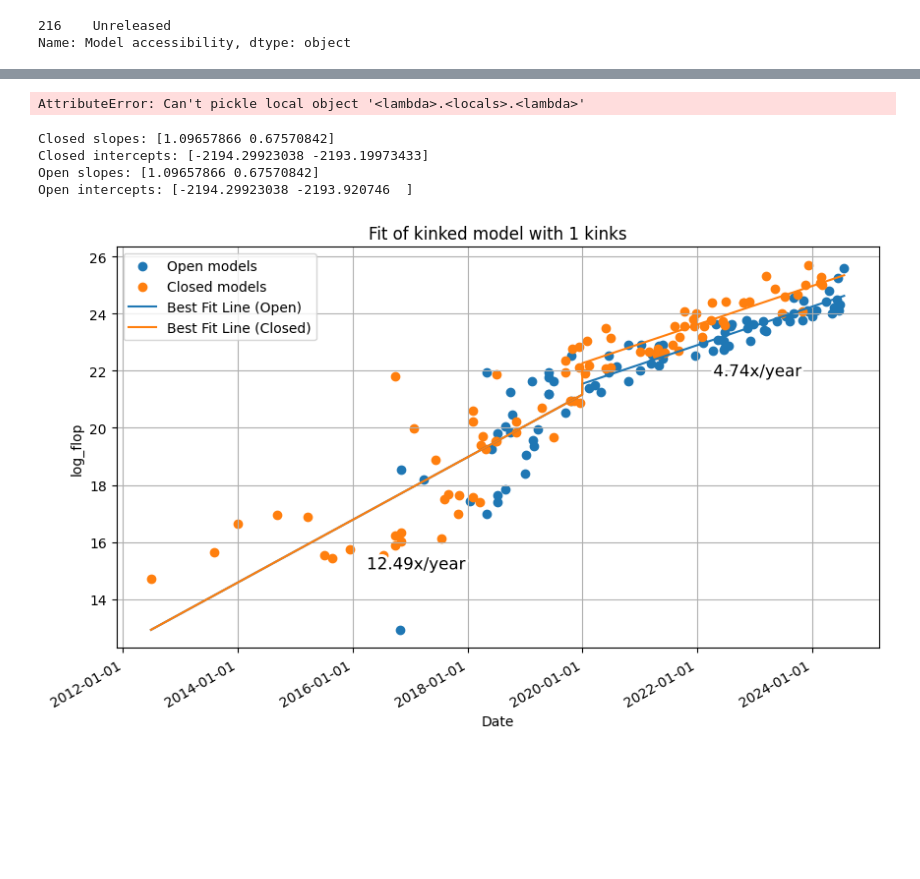
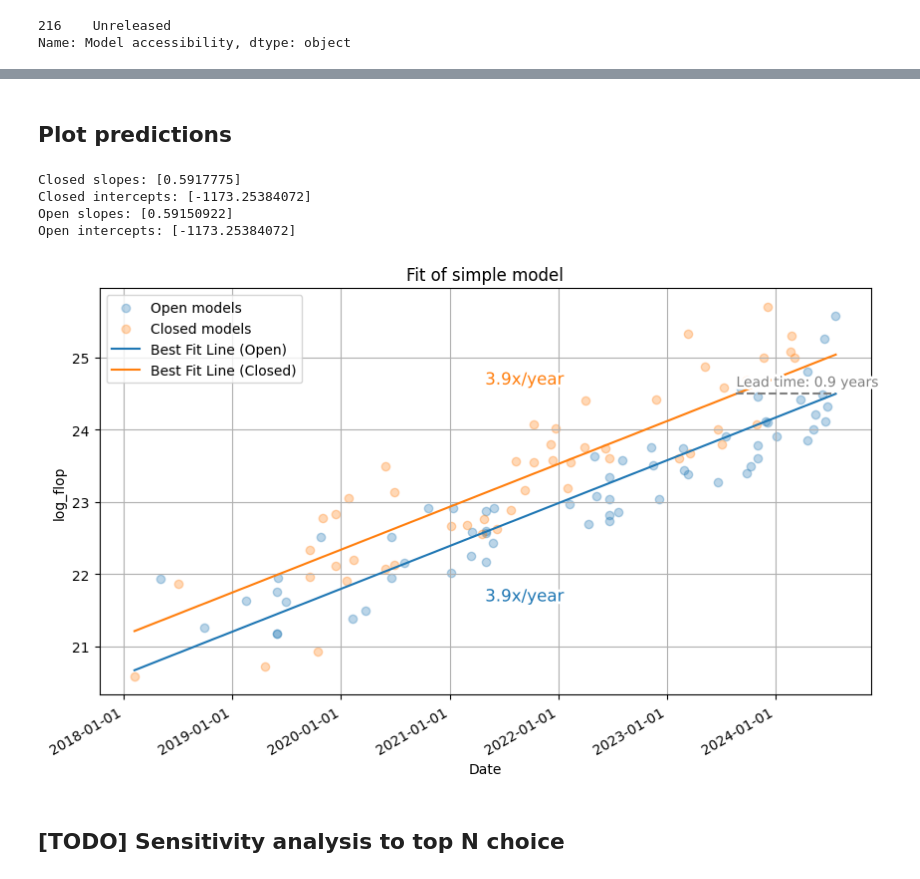
Before and after one commit to epoch-research/open-model-trends, a Jupyter notebook: compute_analysis.ipynb, the cells around one changed output, grey strips where cells are left out. Cells and saved outputs as stored; diff of their text form; code cells hidden in the pictures; blank space fills up the shorter version.

```diff
--- a/compute_analysis.ipynb
+++ b/compute_analysis.ipynb
@@ -56,6 +60,6 @@ pcd_df.loc[pcd_df['System'] == 'Megatron-BERT']['Model accessibility']
 216    Unreleased
 Name: Model accessibility, dtype: object
 # %%
-access_df = pcd_df.dropna(subset=['Publication date', 'Training compute (FLOP)', 'Model accessibility'])
+access_df = pcd_df.dropna(subset=['Publication date', 'Training compute (FLOP)'])
 len(access_df)
 # %% [output]
@@ -221,4 +126,0 @@ selected_systems
-# %%
-access_df['Publication date (float)'] = datetime_to_float_year(
-    pd.to_datetime(access_df['Publication date'])
-)
@@ -510,5 +142,6 @@ frontier_selection = 'external'  # ['disabled', 'internal', 'external']
 top_n = 10  # Filter to the top n models by training compute at time of release
 model_selection = 'All models'  # ['All models', 'Language models', 'Google DeepMind models', 'OpenAI models', 'Meta AI models']
 filter_alphago_outliers = True
-cutoff_date = '2010-01-01'
+filter_finetuned_models = True
+cutoff_date = '2018-01-01'
 # %%
@@ -1010,28 +683,27 @@ Results
 # Save results_df
 fname = f'compute_regression_analysis_{model_selection}_frontier={frontier_selection}_top{top_n}_cutoff={cutoff_date}.csv'
 results_df.to_csv(os.path.join(results_dir, fname), index=False)
-
-# Save bootstrap slopes
-fname = f'bootstrap_slopes_{model_selection}_frontier={frontier_selection}_top{top_n}_cutoff={cutoff_date}.pkl'
-with open(results_dir + fname, 'wb') as f:
-    pickle.dump(dict(bootstrap_slopes), f)
-# %% [output]
-AttributeError: Can't pickle local object '<lambda>.<locals>.<lambda>'
+# %% [markdown]
+## Plot predictions
 # %%
 # Graph of the different model fits
 
-model = 'kinked'  # ['simple', 'kinked']
+model = 'simple'  # ['simple', 'kinked']
 colors = {'open': 'C0', 'closed': 'C1'}
 
+# Parameters for the simple model
+same_intercepts = (False,)
+same_slopes = (True,)
+
 # Parameters for the kinked model
-kink_count = 1
-allow_discontinuities = True
-same_intercepts = (True, False)
-same_slopes = (True, True)
+# kink_count = 1
+# allow_discontinuities = True
+# same_intercepts = (True, False)
+# same_slopes = (True, True)
 
 def plot_model(df, model_type, kink_count=1, verbose=True):
     if model_type == 'simple':
-        fit_result = fit_n_phase_exponential(df, 0)
+        fit_result = fit_n_phase_exponential(df, 0, same_intercepts, same_slopes)
     else:
         fit_result = fit_n_phase_exponential(df, kink_count, allow_discontinuities, same_intercepts, same_slopes)
 
@@ -1045,8 +717,8 @@ def plot_model(df, model_type, kink_count=1, verbose=True):
 
     # Plot the original data points
     plt.figure(figsize=(10, 6))
-    plt.scatter(df_open['date'], df_open['log_flop'], label='Open models')
-    plt.scatter(df_closed['date'], df_closed['log_flop'], label='Closed models')
+    plt.scatter(df_open['date'], df_open['log_flop'], label='Open models', alpha=0.3)
+    plt.scatter(df_closed['date'], df_closed['log_flop'], label='Closed models', alpha=0.3)
 
     date_grid = pd.date_range(start=df['date'].min(), end=df['date'].max(), freq='D')
     log_flop_open = fit_result.predict(pd.Series(date_grid), pd.Series(['Open'] * len(date_grid))) # we shouldn't need to convert to a Series
@@ -1084,41 +756,59 @@ def plot_model(df, model_type, kink_count=1, verbose=True):
         for category in ['open', 'closed']:
             mid = points[i] + (points[i+1] - points[i]) / 2
             y = fit_result.predict(pd.Series([mid]), pd.Series([category]))[0]
-            plt.text(mid, y - 2, f'{10**fit_result.oom_year_slopes[category][i]:0.2f}x/year', fontsize=12, color='black', path_effects=[pe.withStroke(linewidth=4, foreground="white")])
+            plt.text(
+               mid,
+               y + 1.5 * (1 if category == 'closed' else -1),
+               f'{10**fit_result.oom_year_slopes[category][i]:0.1f}x/year',
+               fontsize=12,
+               color=colors[category],
+               path_effects=[pe.withStroke(linewidth=4, foreground="white")]
+            )
+
+    # Plot horizontal line segment showing the lead time
+    lead_time_years = calculate_lead_time(df, fit_result)
+    end_date = df['date'].max()
+    start_date = end_date - pd.DateOffset(days=int(lead_time_years * 365.25))
+    y_value = fit_result.predict(pd.Series([end_date]), pd.Series(['Open']))[0]
+    plt.hlines(y=y_value, xmin=start_date, xmax=end_date, color='grey', linestyle='--')
+    # Label the line
+    plt.text(start_date, y_value+0.1, f'Lead time: {lead_time_years:.1f} years', fontsize=10, color='grey', path_effects=[pe.withStroke(linewidth=4, foreground="white")])
 
     # Annotate some key models with text
     # key_models = ['GPT-4', 'Llama 3.1-405B', 'GPT-3 175B (davinci)', 'GPT-2 (1.5B)', 'PaLM (540B)']
     # for model_name in key_models:
     #     model_row = df_filtered[df_filtered['System'] == model_name]
     #     # position top-left
     #     plt.text(model_row['date'].iloc[0], model_row['log_flop'].iloc[0], model_name, fontsize=12, color='black', path_effects=[pe.withStroke(linewidth=4, foreground="white")], horizontalalignment='right', verticalalignment='bottom')
 
     # if verbose:
     #   simple_fit = fit_n_phase_exponential(df, 0)
     #   bayes_factor = np.exp(-0.5 * (fit_result.bic - simple_fit.bic))
     #   unadjusted_bayes_factor = np.exp(-0.5 * (fit_result.bic - (simple_fit.bic + 2*np.log(len(df_filtered)))))
 
     #   print(f"BIC score: {fit_result.bic}")
     #   bic_score_difference = fit_result.bic - simple_fit.bic
     #   if bic_score_difference > 0:
     #     print(f"The simple exponential is preferred over this fit by a BIC score difference of {fit_result.bic - simple_fit.bic}")
     #   if bic_score_difference < 0:
     #     print(f"This fit is preferred over a simple exponential by a BIC score difference of {-fit_result.bic - simple_fit.bic}")
 
     plt.legend()
     plt.grid(True)
 
     # Save plot
-    fname = f'compute_regression_{model_selection}_frontier={frontier_selection}_top{top_n}_cutoff={cutoff_date}_{model_type}_kinks={kink_count}.png'
+    # fname = f'compute_regression_{model_selection}_frontier={frontier_selection}_top{top_n}_cutoff={cutoff_date}_{model_type}_kinks={kink_count}_same_slope.png'
     plt.savefig(os.path.join(results_dir, fname))
 
     plt.show()
 
 plot_model(df_filtered, model, kink_count)
 # %% [output]
-Closed slopes: [1.09657866 0.67570842]
-Closed intercepts: [-2194.29923038 -2193.19973433]
-Open slopes: [1.09657866 0.67570842]
-Open intercepts: [-2194.29923038 -2193.920746  ]
+Closed slopes: [0.5917775]
+Closed intercepts: [-1173.25384072]
+Open slopes: [0.59150922]
+Open intercepts: [-1173.25384072]
-[figure, old version]
+[figure, new version]
+# %% [markdown]
+## [TODO] Sensitivity analysis to top N choice
 # %%
```
Also changed, not shown: parts of 69 cells of this notebook.
